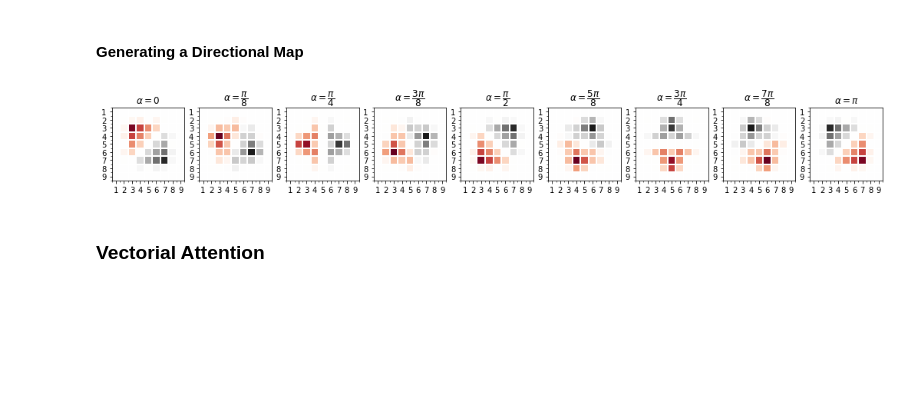
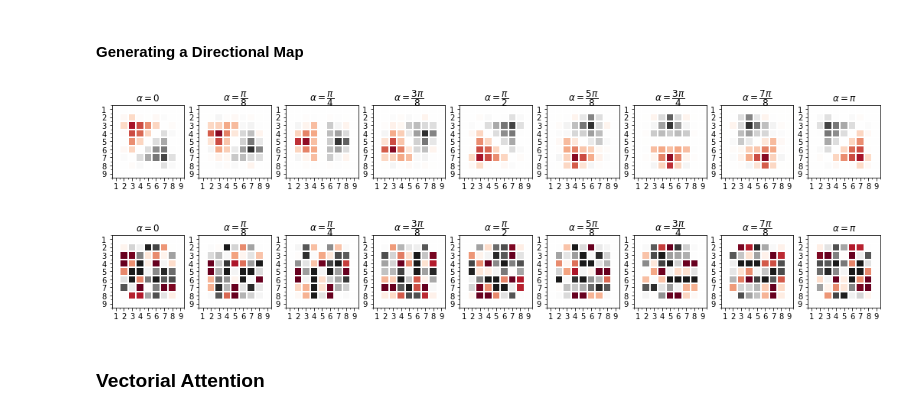
Before and after one commit to gabriel-lepetitaimon/steered-fcnn, a Jupyter notebook: notebooks/ImplementationCheck/OrientationAttention.ipynb, the cells around one changed output. Drawn from its saved outputs; the diff is of its cells as text; code cells hidden in the pictures; blank space fills up the shorter version.

```diff
--- a/notebooks/ImplementationCheck/OrientationAttention.ipynb
+++ b/notebooks/ImplementationCheck/OrientationAttention.ipynb
@@ -38,20 +30,44 @@ W = base.approximate_weights(K, info)
+# %%
+base = SteerableKernelBase.from_steerable(4, oversample=4)
 # %%
+x = torch.linspace(-2,2,5)
+x,y = torch.meshgrid(x,x)
+K = (x+y)/4
+K = K.reshape(1,1,5,5)
+K = clip_pad_center(K, base.base.shape)
+
+info = {}
+Wdiamond = base.approximate_weights(K, info)
+
 I = torch.zeros((1,1,9,9))
 I[:,:,4,4] = 1
 N = 8
 fig, axs = plt.subplots(1,N+1)
 alphas = np.linspace(0, np.pi, N+1, endpoint=True)
-rotations = []
+diamond_rot = []
 rotations_label = []
 for i in range(N+1):
-    r = base.conv2d(I,W, alpha=alphas[i])[0,0]
+    r = base.conv2d(I,Wdiamond, alpha=alphas[i])[0,0]
     plot_filter(r, plot=axs[i], vmax=1)
     axs[i].set_title(f'$\\alpha = {repr_pi_fraction(i,N)}$')
-    rotations += [r]
+    diamond_rot += [r]
     rotations_label += [repr_pi_fraction(i,N)]
-rotations = torch.stack(rotations)
+diamond_rot = torch.stack(diamond_rot)
 # %% [output]
-[figure, old version]
+[figure, new version]
+# %%
+Wnoise = torch.randn(W.shape)
+
+fig, axs = plt.subplots(1,N+1)
+noise_rot = []
+for i in range(N+1):
+    r = base.conv2d(I,Wnoise, alpha=alphas[i])[0,0]
+    plot_filter(r, plot=axs[i], vmax=1)
+    axs[i].set_title(f'$\\alpha = {repr_pi_fraction(i,N)}$')
+    noise_rot += [r]
+noise_rot = torch.stack(noise_rot)
+# %% [output]
+[figure, added]
 # %% [markdown]
 ### Vectorial Attention
 # %%
```
Also changed, not shown: parts of 6 cells of this notebook, 13 other files.
